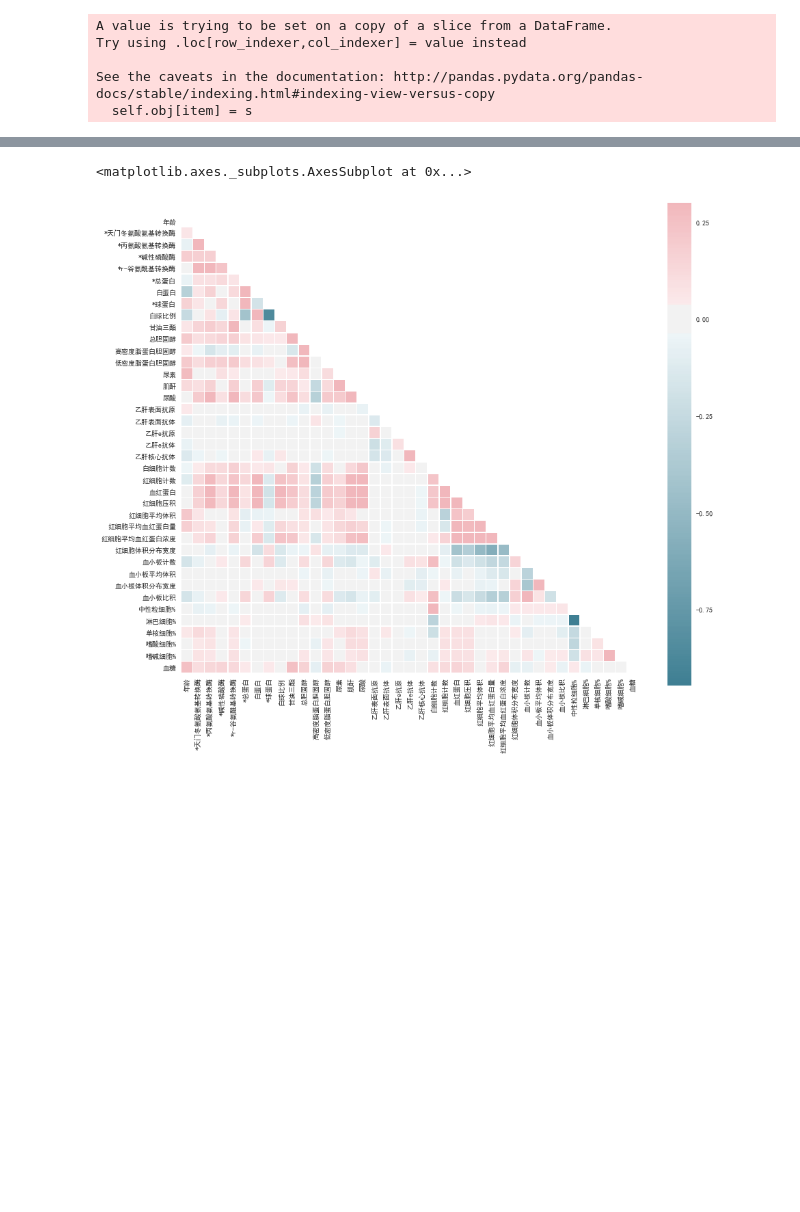
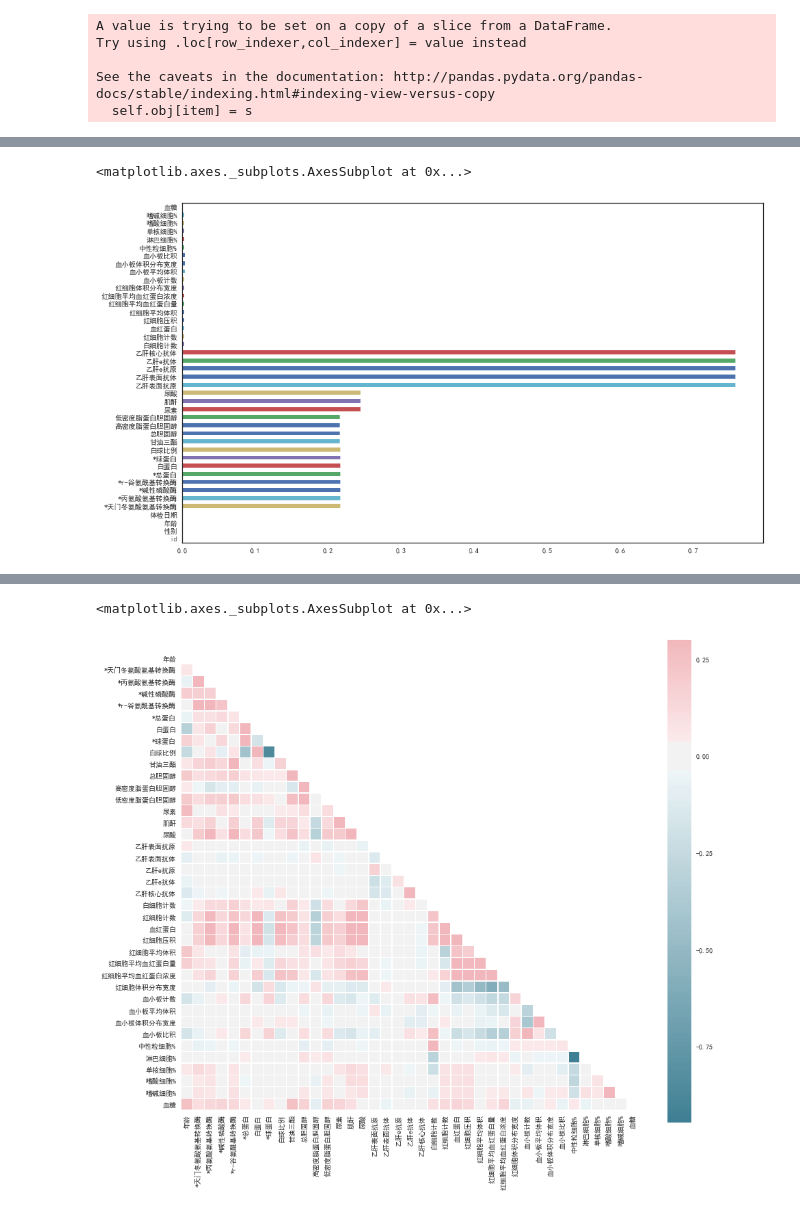
Before and after one commit to zixuanweeei/tianchi-diabetes, a Jupyter notebook: basic_analysis&offline/basic_analysis.ipynb, the cells around one changed output, grey strips where cells are left out. Cells and saved outputs as stored; diff of their text form; code cells hidden in the pictures; blank space fills up the shorter version.

```diff
--- a/basic_analysis&offline/basic_analysis.ipynb
+++ b/basic_analysis&offline/basic_analysis.ipynb
@@ -84,0 +37,7 @@ columns_sample
+# %%
+na_data = train_data.isna().sum() / train_data.shape[0]
+fig_na, ax_na = plt.subplots(figsize=(15,9))
+na_data.plot.barh(ax=ax_na)
+# %% [output]
+<matplotlib.axes._subplots.AxesSubplot at 0x...>
+[figure, added]
```
Also changed, not shown: parts of 20 cells of this notebook, 14 other files.
